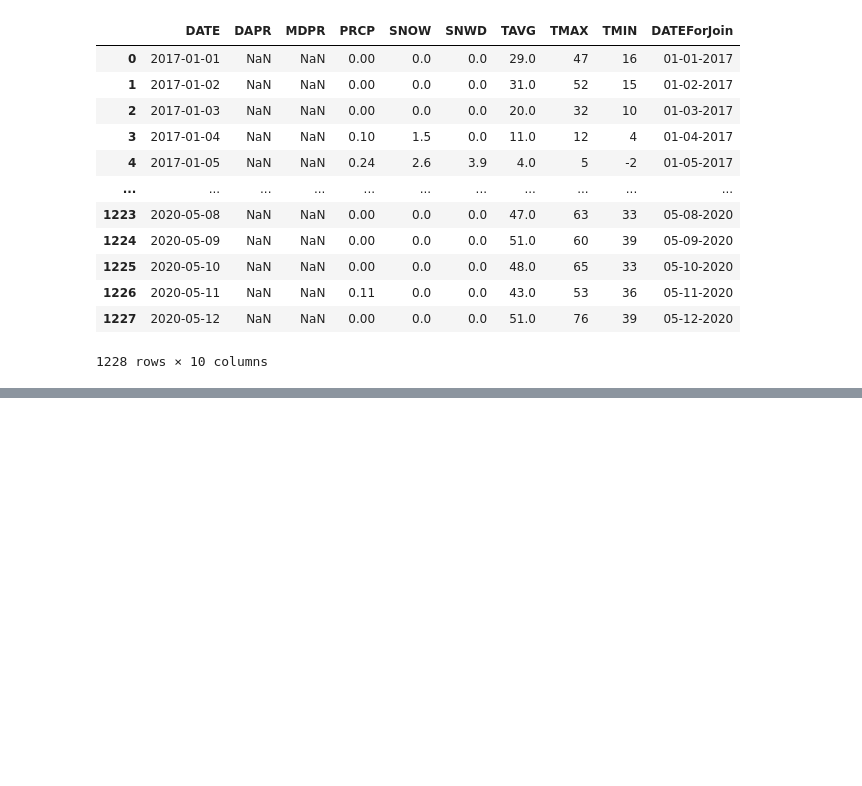
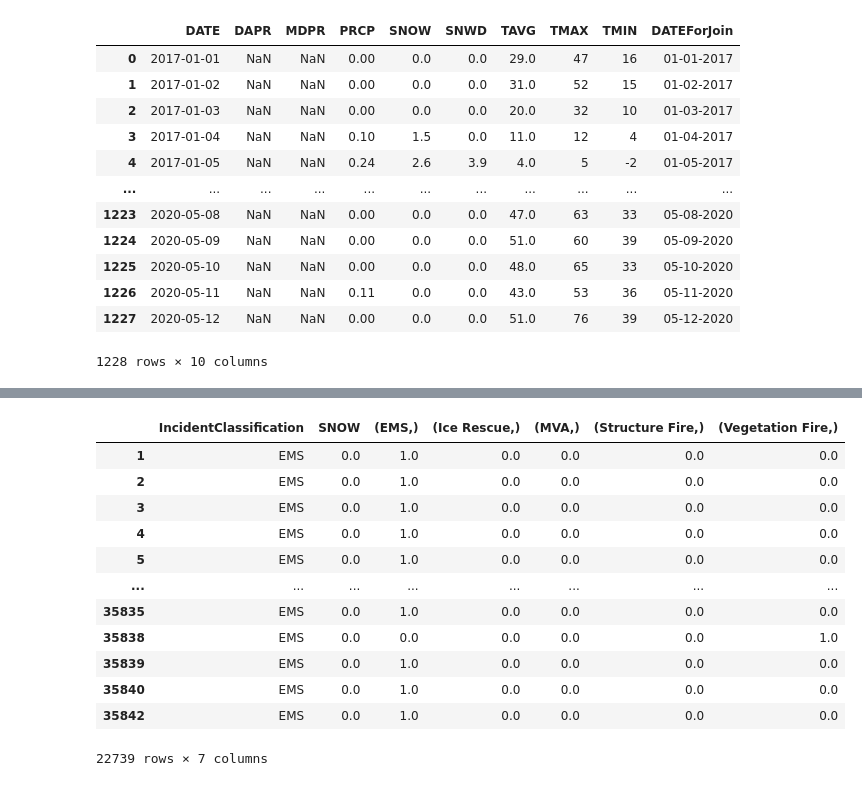
Before and after one commit to kristine848/FinalProject, a Jupyter notebook: FinalPythonCleaning.ipynb, the cells around one changed output, grey strips where cells are left out. Cells and saved outputs as stored; diff of their text form; code cells hidden in the pictures; blank space fills up the shorter version.

```diff
--- a/FinalPythonCleaning.ipynb
+++ b/FinalPythonCleaning.ipynb
@@ -342,0 +365,15 @@ array([101.30005526, 101.30005526,  99.10037348, ..., 101.30005526,
+# %%
+#Start Machine Learning
+#OneHotEncoding encodes our catagorical data in a numerical/boolean/binary way
+from sklearn.preprocessing import OneHotEncoder
+enc = OneHotEncoder(handle_unknown='ignore')
+X = TurnAroundTime[["IncidentClassification"]]
+enc.fit(X)
+
+enc.categories_
+
+IncidentClass = pd.DataFrame(enc.transform(X).toarray())
+
+IncidentClass.columns = enc.categories_
+
+IncidentClass
@@ -342,0 +394,18 @@ array([101.30005526, 101.30005526,  99.10037348, ..., 101.30005526,
+# %%
+data2 = pd.concat([TurnAroundTime[["IncidentClassification", "SNOW"]], IncidentClass], axis=1)
+data2 = data2.dropna()
+data2
+# %% [output]
+|  | IncidentClassification | SNOW | (EMS,) | (Ice Rescue,) | (MVA,) | (Structure Fire,) | (Vegetation Fire,) |
+| 1 | EMS | 0.0 | 1.0 | 0.0 | 0.0 | 0.0 | 0.0 |
+| 2 | EMS | 0.0 | 1.0 | 0.0 | 0.0 | 0.0 | 0.0 |
+| 3 | EMS | 0.0 | 1.0 | 0.0 | 0.0 | 0.0 | 0.0 |
+| 4 | EMS | 0.0 | 1.0 | 0.0 | 0.0 | 0.0 | 0.0 |
+| 5 | EMS | 0.0 | 1.0 | 0.0 | 0.0 | 0.0 | 0.0 |
+| ... | ... | ... | ... | ... | ... | ... | ... |
+| 35835 | EMS | 0.0 | 1.0 | 0.0 | 0.0 | 0.0 | 0.0 |
+| 35838 | EMS | 0.0 | 0.0 | 0.0 | 0.0 | 0.0 | 1.0 |
+| 35839 | EMS | 0.0 | 1.0 | 0.0 | 0.0 | 0.0 | 0.0 |
+| 35840 | EMS | 0.0 | 1.0 | 0.0 | 0.0 | 0.0 | 0.0 |
+| 35842 | EMS | 0.0 | 1.0 | 0.0 | 0.0 | 0.0 | 0.0 |
+22739 rows × 7 columns
```
Also changed, not shown: parts of 18 cells of this notebook, 1 other file.
